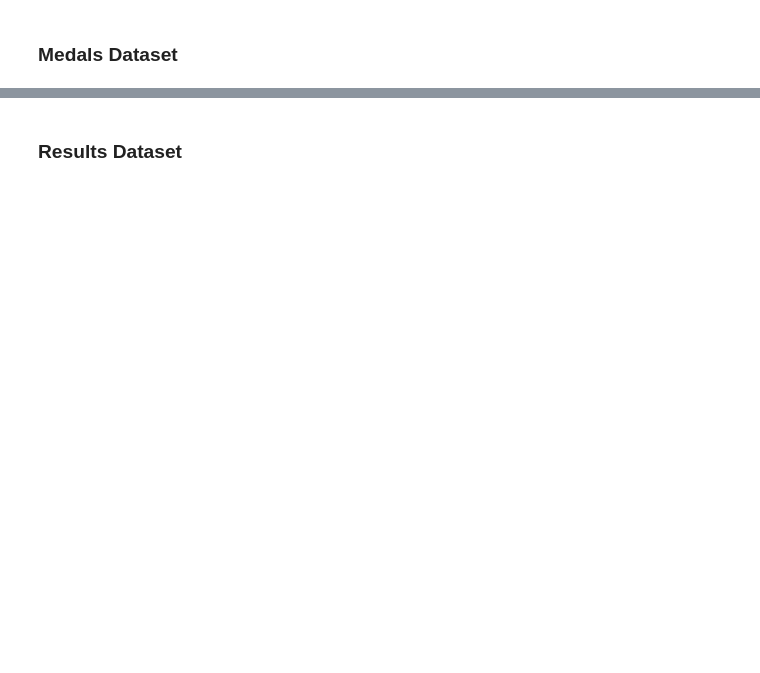
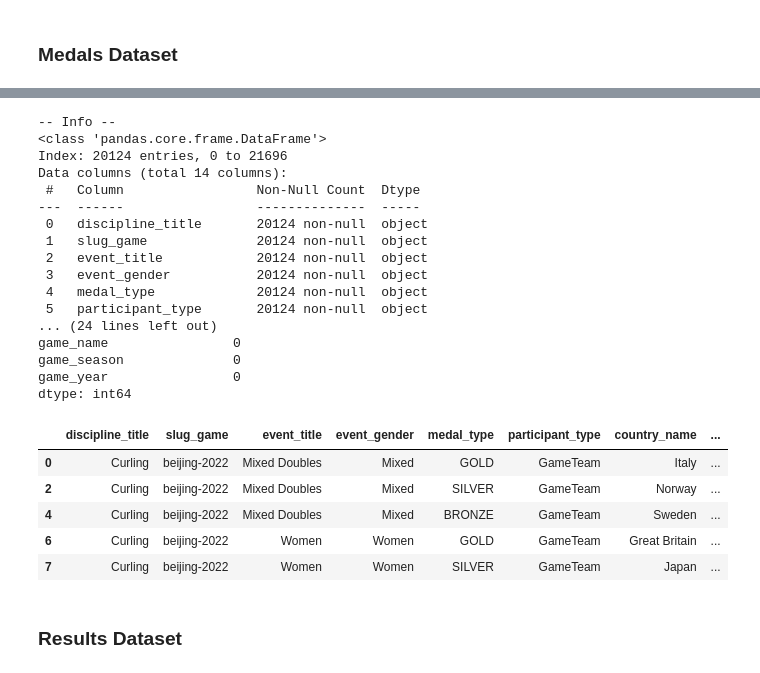
Before and after one commit to JimGile/group3-project1, a Jupyter notebook: src/olympic_games_data_vis.ipynb, the cells around one changed output, grey strips where cells are left out. Saved outputs shown, nothing was run; the diff lists cells and outputs as text; code cells hidden in the pictures; blank space fills up the shorter version.

```diff
--- a/src/olympic_games_data_vis.ipynb
+++ b/src/olympic_games_data_vis.ipynb
@@ -78,2 +82,31 @@ memory usage: 2.0+ MB
+# %%
+# Get medals by country
+# Note: the data contains duplicates by country for events with multiple athletes
+df_medals_country = ogm.get_medals_by_country()
+ogm.explore_data(df_medals_country)
+# %% [output]
+-- Info --
+<class 'pandas.core.frame.DataFrame'>
+Index: 20124 entries, 0 to 21696
+Data columns (total 14 columns):
+ #   Column                 Non-Null Count  Dtype
+---  ------                 --------------  -----
+ 0   discipline_title       20124 non-null  object
+ 1   slug_game              20124 non-null  object
+ 2   event_title            20124 non-null  object
+ 3   event_gender           20124 non-null  object
+ 4   medal_type             20124 non-null  object
+ 5   participant_type       20124 non-null  object
+... (24 lines left out)
+game_name                0
+game_season              0
+game_year                0
+dtype: int64
+|  | discipline_title | slug_game | event_title | event_gender | medal_type | participant_type | country_name | ... |
+| 0 | Curling | beijing-2022 | Mixed Doubles | Mixed | GOLD | GameTeam | Italy | ... |
+| 2 | Curling | beijing-2022 | Mixed Doubles | Mixed | SILVER | GameTeam | Norway | ... |
+| 4 | Curling | beijing-2022 | Mixed Doubles | Mixed | BRONZE | GameTeam | Sweden | ... |
+| 6 | Curling | beijing-2022 | Women | Women | GOLD | GameTeam | Great Britain | ... |
+| 7 | Curling | beijing-2022 | Women | Women | SILVER | GameTeam | Japan | ... |
 # %% [markdown]
 ### Results Dataset
```
Also changed, not shown: parts of 35 cells of this notebook, 3 other files.
